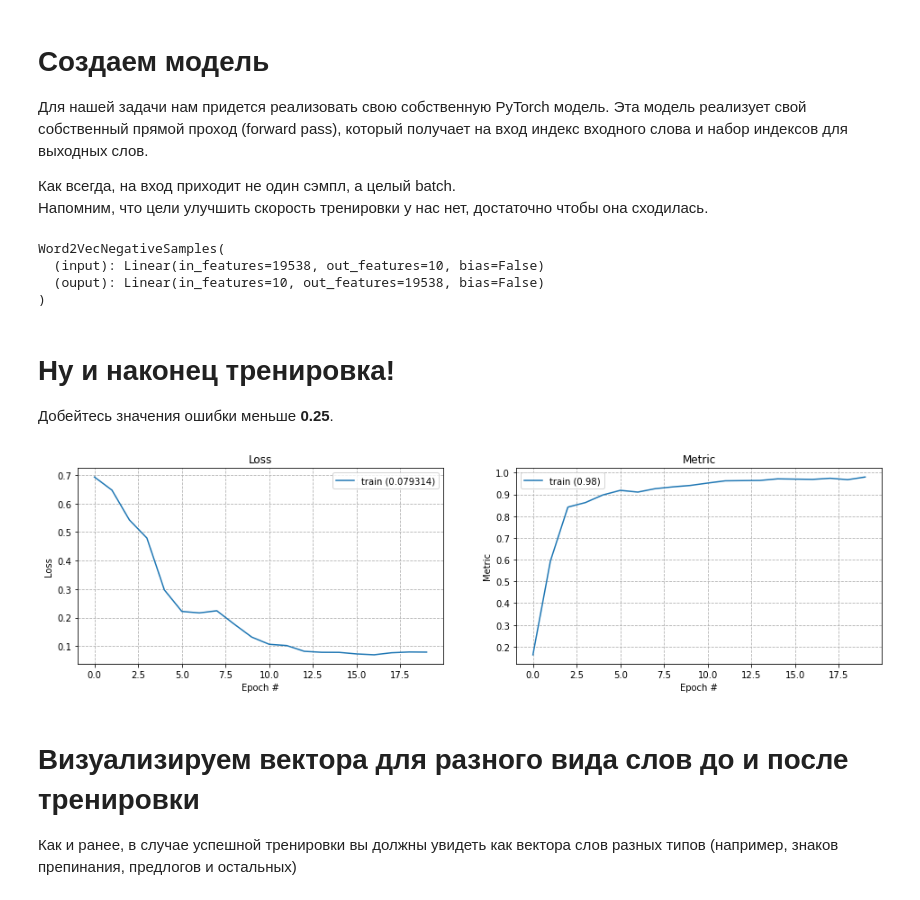
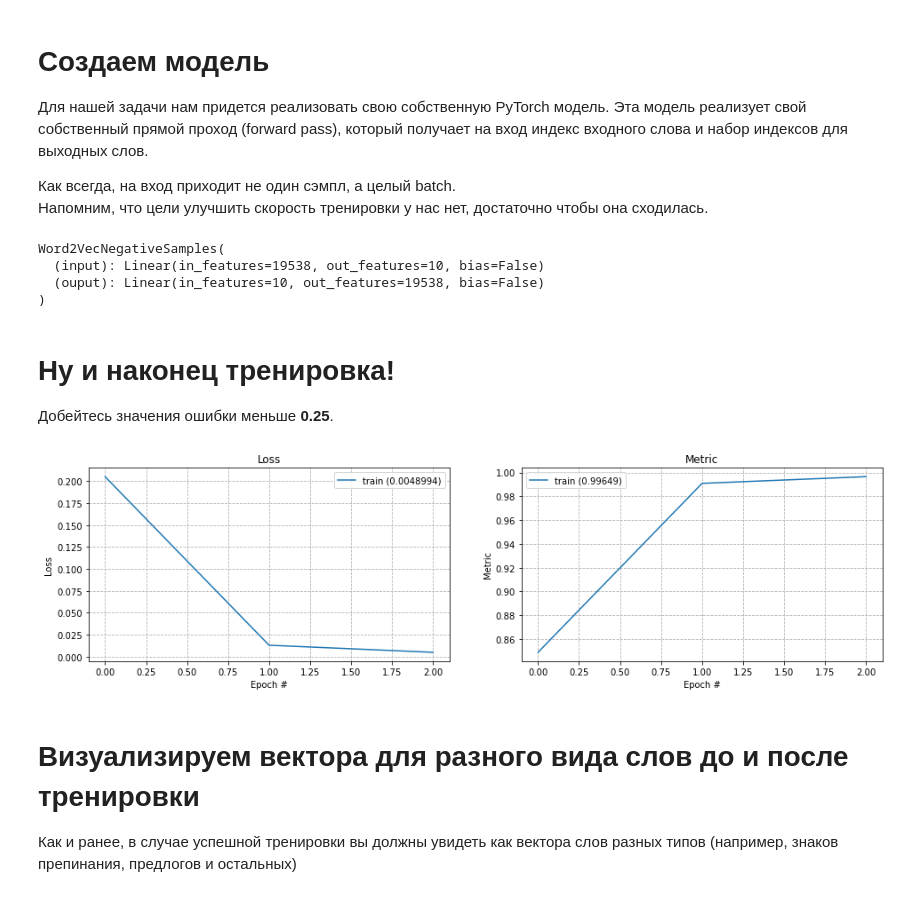
Before and after one commit to JorjeousJorje/NSU-NN, a Jupyter notebook: Task 5/NegativeSampling.ipynb, the cells around one changed output. Saved outputs shown, nothing was run; the diff lists cells and outputs as text; code cells hidden in the pictures.

```diff
--- a/Task 5/NegativeSampling.ipynb
+++ b/Task 5/NegativeSampling.ipynb
@@ -162,14 +162,14 @@ class Word2VecNegativeSampling(Dataset):
 
         # TODO: Implement what you need for other methods!
 
-    def generate_dataset(self):
+    def generate_dataset(self, context_length=5):
         '''
         Generates dataset samples from random contexts
         Note: there will be more samples than contexts because every context
         can generate more than one sample
         '''
         for step in range(self.num_contexts):
-            center_word, context_words = data.get_random_context()
+            center_word, context_words = data.get_random_context(context_length)
 
             for word in other_words:
                 negative_indices = []
@@ -214,5 +213,0 @@ Sample - input: 16037, output indices: tensor([ 6275,  9508, 15020, 15561, 18903
-# %%
-cude = "cuda:0"
-cpu = "cpu"
-device = torch.device(cude) # Let's make sure GPU is available!
-device
@@ -237,30 +230,33 @@ wordvec_dim = 10
 class Word2VecNegativeSamples(nn.Module):
     def __init__(self, num_tokens, device):
         super(Word2VecNegativeSamples, self).__init__()
-        self.input = nn.Linear(num_tokens, 10, bias=False)
-        self.ouput = nn.Linear(10, num_tokens, bias=False)
+        self.input = nn.Linear(num_tokens, 10, bias=False).to(device)
+        self.ouput = nn.Linear(10, num_tokens, bias=False).to(device)
         self.num_tokens = num_tokens
         self.device = device
 
     def forward(self, input_index_batch, output_indices_batch):
         results = []
         for input_index, output_index in zip(input_index_batch, output_indices_batch):
-            sample = torch.zeros(self.num_tokens)
-            sample[input_index.to(self.device)] = 1.0
+            sample = torch.zeros(self.num_tokens).to(self.device)
+            sample[input_index] = 1.0
 
-            input_results = self.input(sample.to(self.device))
-            output_results = self.ouput(input_results.to(self.device))
-            results.append(output_results[output_index.to(self.device)].to(self.device))
-        results_tensor = torch.stack(results).to(self.device)
+            input_results = self.input(sample).to(self.device)
+            output_results = self.ouput(input_results).to(self.device)
+            results.append(output_results[output_index])
+        results_tensor = torch.stack(results)
 
-        return results_tensor.to(self.device)
-
-nn_model = Word2VecNegativeSamples(data.num_tokens(), device)
-nn_model.type(torch.FloatTensor)
+        return results_tensor
-# %% [output]
-Word2VecNegativeSamples(
-  (input): Linear(in_features=19538, out_features=10, bias=False)
-  (ouput): Linear(in_features=10, out_features=19538, bias=False)
-)
+# %%
+cuda = "cuda:0"
+cpu = "cpu"
+device = torch.device(cuda) # Let's make sure GPU is available!
+nn_model = Word2VecNegativeSamples(data.num_tokens(), device)
+nn_model.type(torch.FloatTensor)
+# %% [output]
+Word2VecNegativeSamples(
+  (input): Linear(in_features=19538, out_features=10, bias=False)
+  (ouput): Linear(in_features=10, out_features=19538, bias=False)
+)
 # %%
 def extract_word_vectors(nn_model):
@@ -279,36 +271,30 @@ assert untrained_output_vectors.shape == (data.num_tokens(), wordvec_dim)
 
 Добейтесь значения ошибки меньше **0.25**.
 # %%
-# Finally, let's train the model!
-cude = "cuda:0"
-cpu = "cpu"
-device = torch.device(cude) # Let's make sure GPU is available!
-
 num_negative_samples = 10
-dataset = Word2VecNegativeSampling(data, num_negative_samples, 40)
+dataset = Word2VecNegativeSampling(data, num_negative_samples, 30000)
 dataset.generate_dataset()
-batchsize=5
-
-
-nn_model = Word2VecNegativeSamples(data.num_tokens(), device)
-nn_model.type(torch.FloatTensor)
+batchsize=60
 
 # TODO: We use placeholder values for hyperparameters - you will need to find better values!
-optimizer = optim.Adam(nn_model.parameters(), lr=1e-1, weight_decay=0)
-scheduler = optim.lr_scheduler.StepLR(optimizer, step_size=4, gamma=0.5)
+
+# optimizer = optim.Adagrad(nn_model.parameters(), lr=3e0, weight_decay=0)
+optimizer = optim.SGD(nn_model.parameters(), momentum=0.95, lr=1e1, weight_decay=0)
+scheduler = optim.lr_scheduler.StepLR(optimizer, step_size=3, gamma=0.4)
 train_loader = torch.utils.data.DataLoader(dataset, batch_size=batchsize)
+
 loss = nn.BCEWithLogitsLoss().type(torch.FloatTensor)
 
 
 trainer = Trainer(model=nn_model, train_loader=train_loader, dataset=dataset, batchsize=batchsize, neg_samp=True)
 trainer.train(opt=optimizer,
               loss_fn=loss,
               device=device,
               metric_fn=Trainer.binary_accuracy,
               scheduler=scheduler,
-              epochs=20)
+              epochs=3)
 # %% [output]
-[figure, old version]
+[figure, new version]
 # %% [markdown]
 # Визуализируем вектора для разного вида слов до и после тренировки
 
```
Also changed, not shown: parts of 5 cells of this notebook, 2 other files.
